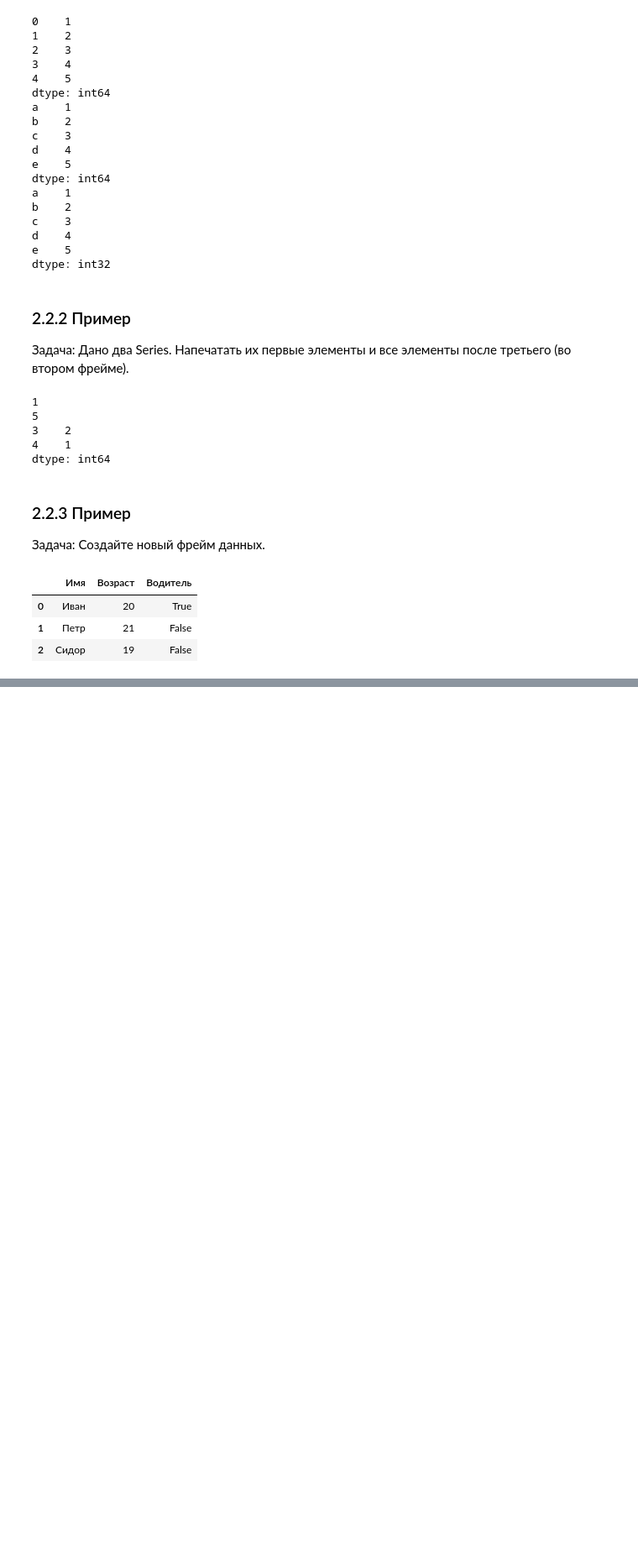
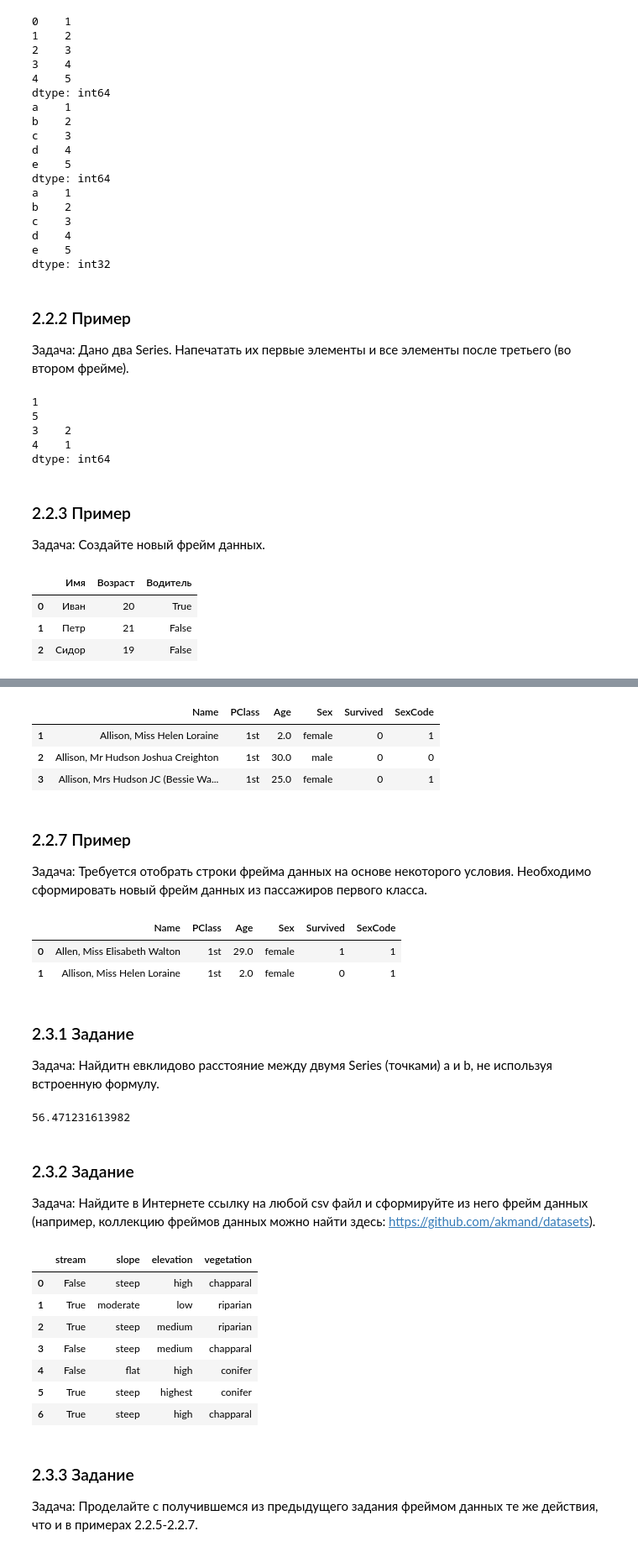
Before and after one commit to sergkhr/VUZai, a Jupyter notebook: First/Khrechko_IKBO-03-21_Second_Practice.ipynb, the cells around one changed output, grey strips where cells are left out. Shown: that part at 84% size. Saved outputs shown, nothing was run; the diff lists cells and outputs as text; code cells hidden in the pictures; blank space fills up the shorter version.

Commit message:
made secondf

```diff
--- a/First/Khrechko_IKBO-03-21_Second_Practice.ipynb
+++ b/First/Khrechko_IKBO-03-21_Second_Practice.ipynb
@@ -299,0 +353,59 @@ dataframe
+# %%
+dataframe.iloc[1:4]
+# %% [output]
+|  | Name | PClass | Age | Sex | Survived | SexCode |
+| 1 | Allison, Miss Helen Loraine | 1st | 2.0 | female | 0 | 1 |
+| 2 | Allison, Mr Hudson Joshua Creighton | 1st | 30.0 | male | 0 | 0 |
+| 3 | Allison, Mrs Hudson JC (Bessie Wa... | 1st | 25.0 | female | 0 | 1 |
+# %% [markdown]
+### 2.2.7 Пример
+Задача:
+Требуется отобрать строки фрейма данных на основе некоторого
+условия. Необходимо сформировать новый фрейм данных из пассажиров
+первого класса.
+# %%
+dataframe[dataframe['PClass'] == '1st'].head(2)
+# %% [output]
+|  | Name | PClass | Age | Sex | Survived | SexCode |
+| 0 | Allen, Miss Elisabeth Walton | 1st | 29.0 | female | 1 | 1 |
+| 1 | Allison, Miss Helen Loraine | 1st | 2.0 | female | 0 | 1 |
+# %% [markdown]
+### 2.3.1 Задание
+Задача:
+Найдитн евклидово расстояние между двумя Series (точками) a и b, не
+используя встроенную формулу.
+# %%
+import pandas as pd
+import numpy as np
+
+firstDot = pd.Series([12, 3, 54])
+secondDot = pd.Series([34, 2, 2])
+euclideanDist = np.sqrt(np.sum((firstDot - secondDot)**2))
+print(euclideanDist)
+# %% [output]
+56.471231613982
+# %% [markdown]
+### 2.3.2 Задание
+Задача:
+Найдите в Интернете ссылку на любой csv файл и сформируйте из него
+фрейм данных (например, коллекцию фреймов данных можно найти
+здесь: https://github.com/akmand/datasets).
+# %%
+url = 'https://raw.githubusercontent.com/akmand/datasets/main/FMLPDA_Table4_3.csv'
+dataframe = pd.read_csv(url)
+
+dataframe
+# %% [output]
+|  | stream | slope | elevation | vegetation |
+| 0 | False | steep | high | chapparal |
+| 1 | True | moderate | low | riparian |
+| 2 | True | steep | medium | riparian |
+| 3 | False | steep | medium | chapparal |
+| 4 | False | flat | high | conifer |
+| 5 | True | steep | highest | conifer |
+| 6 | True | steep | high | chapparal |
+# %% [markdown]
+### 2.3.3 Задание
+Задача:
+Проделайте с получившемся из предыдущего задания фреймом данных
+те же действия, что и в примерах 2.2.5-2.2.7.
```
Also changed, not shown: parts of 22 cells of this notebook.
